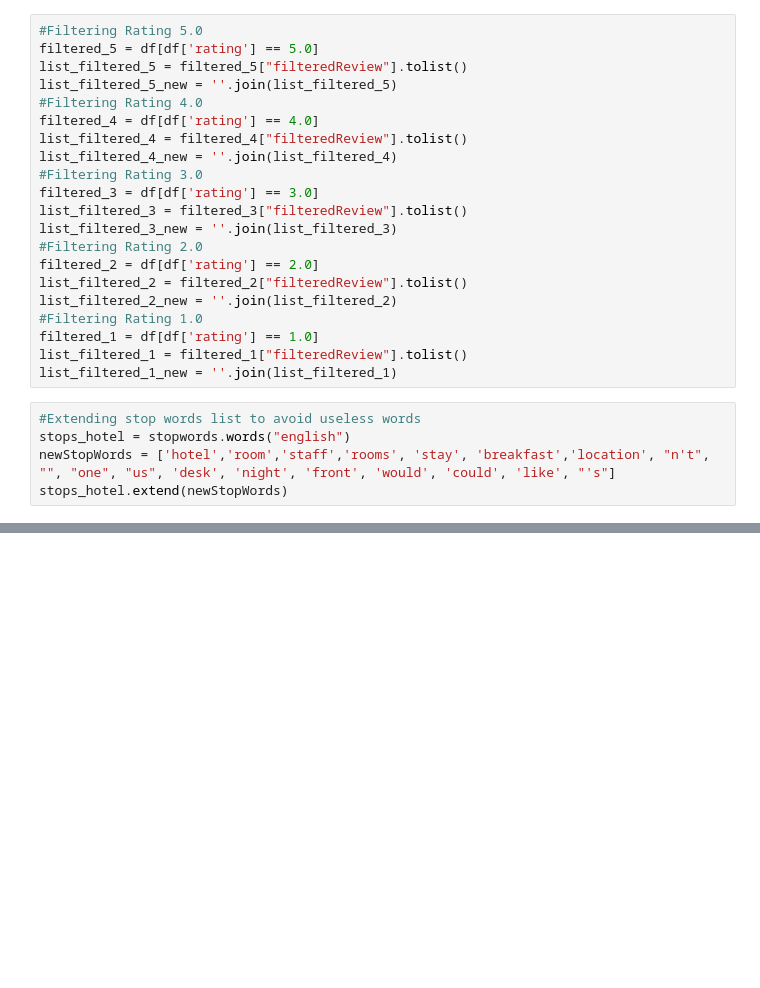
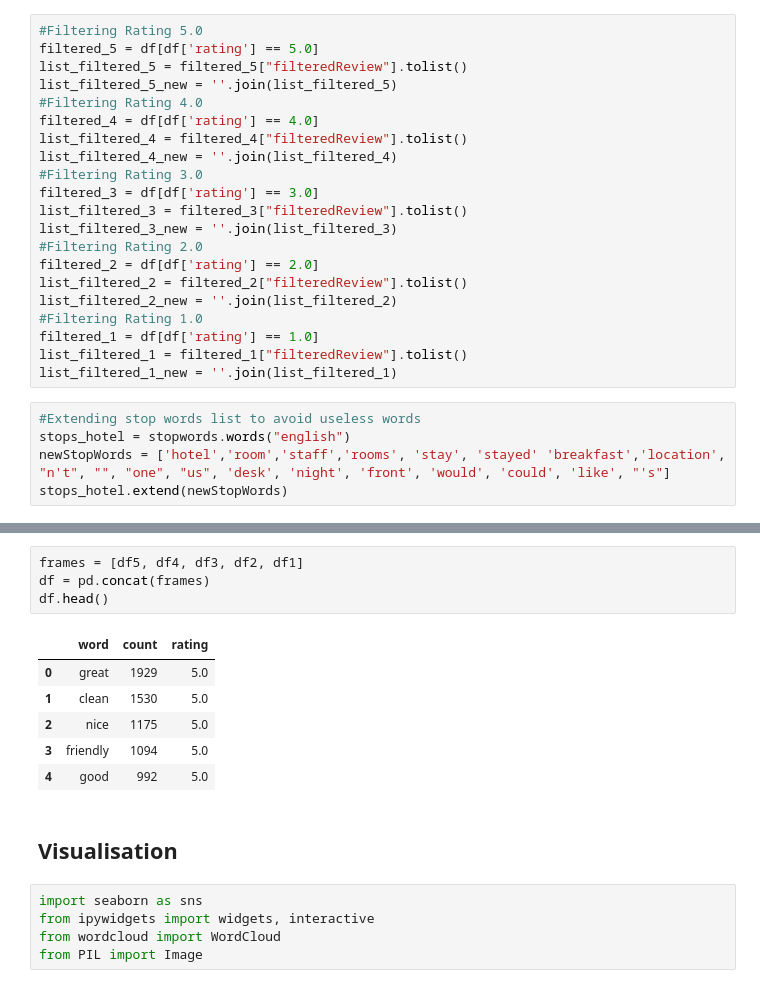
Before and after one commit to janelcv/Hotel_Rating_Analysis, a Jupyter notebook: Hotel_Ratings_Analysis-04.ipynb, the cells around one changed output, grey strips where cells are left out. Cells and saved outputs as stored; diff of their text form; blank space fills up the shorter version.

```diff
--- a/Hotel_Ratings_Analysis-04.ipynb
+++ b/Hotel_Ratings_Analysis-04.ipynb
@@ -310,7 +310,7 @@ list_filtered_1_new = ''.join(list_filtered_1)
 # %%
 #Extending stop words list to avoid useless words
 stops_hotel = stopwords.words("english")
-newStopWords = ['hotel','room','staff','rooms', 'stay', 'breakfast','location', "n't", "", "one", "us", 'desk', 'night', 'front', 'would', 'could', 'like', "'s"]
+newStopWords = ['hotel','room','staff','rooms', 'stay', 'stayed' 'breakfast','location', "n't", "", "one", "us", 'desk', 'night', 'front', 'would', 'could', 'like', "'s"]
 stops_hotel.extend(newStopWords)
 # %%
 #Counting words for rating 5.0
@@ -500,0 +452,18 @@ df_commonwords.plot.bar(x='Word',y='Count')
+# %%
+frames = [df5, df4, df3, df2, df1]
+df = pd.concat(frames)
+df.head()
+# %% [output]
+|  | word | count | rating |
+| 0 | great | 1929 | 5.0 |
+| 1 | clean | 1530 | 5.0 |
+| 2 | nice | 1175 | 5.0 |
+| 3 | friendly | 1094 | 5.0 |
+| 4 | good | 992 | 5.0 |
+# %% [markdown]
+## Visualisation
+# %%
+import seaborn as sns
+from ipywidgets import widgets, interactive
+from wordcloud import WordCloud
+from PIL import Image
```
Also changed, not shown: parts of 27 cells of this notebook, 1 other file.
